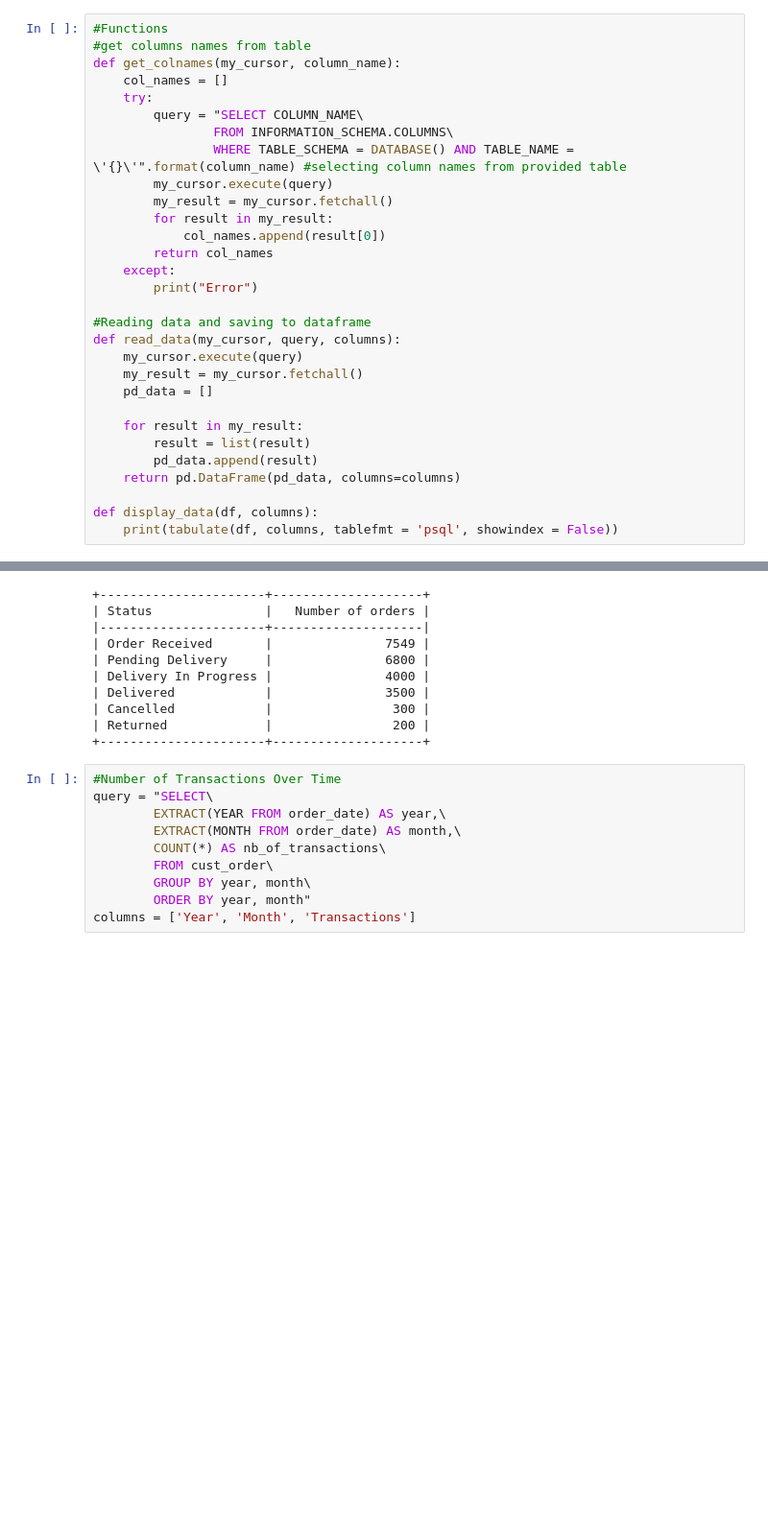
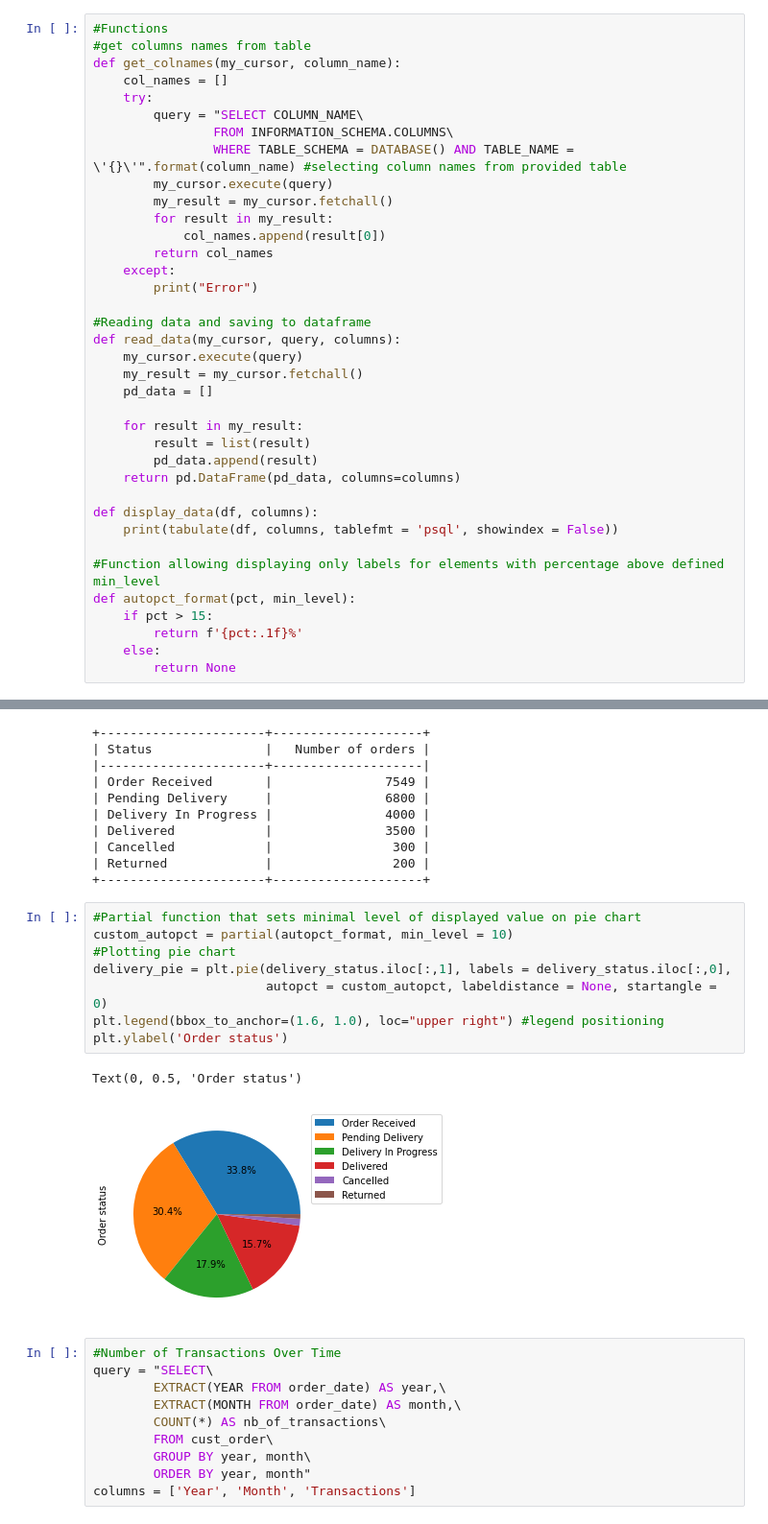
Before and after one commit to KurMaciej/MySQL_project, a Jupyter notebook: MySQL_project.ipynb, the cells around one changed output, grey strips where cells are left out. Shown: that part at 96% size. Saved outputs shown, nothing was run; the diff lists cells and outputs as text; blank space fills up the shorter version.

Commit message:
Delivery pie chart

```diff
--- a/MySQL_project.ipynb
+++ b/MySQL_project.ipynb
@@ -34,6 +35,13 @@ def read_data(my_cursor, query, columns):
 
 def display_data(df, columns):
     print(tabulate(df, columns, tablefmt = 'psql', showindex = False))
+
+#Function allowing displaying only labels for elements with percentage above defined min_level
+def autopct_format(pct, min_level):
+    if pct > 15:
+        return f'{pct:.1f}%'
+    else:
+        return None
 # %%
 #connecting with database
 database = mysql.connector.connect(
@@ -326,6 +334,17 @@ display_data(delivery_status, columns)
 | Cancelled            |                300 |
 | Returned             |                200 |
 +----------------------+--------------------+
+# %%
+#Partial function that sets minimal level of displayed value on pie chart
+custom_autopct = partial(autopct_format, min_level = 10)
+#Plotting pie chart
+delivery_pie = plt.pie(delivery_status.iloc[:,1], labels = delivery_status.iloc[:,0],
+                       autopct = custom_autopct, labeldistance = None, startangle = 0)
+plt.legend(bbox_to_anchor=(1.6, 1.0), loc="upper right") #legend positioning
+plt.ylabel('Order status')
+# %% [output]
+Text(0, 0.5, 'Order status')
+[figure, added]
 # %%
 #Number of Transactions Over Time
 query = "SELECT\
```
Also changed, not shown: parts of 1 cell of this notebook.
